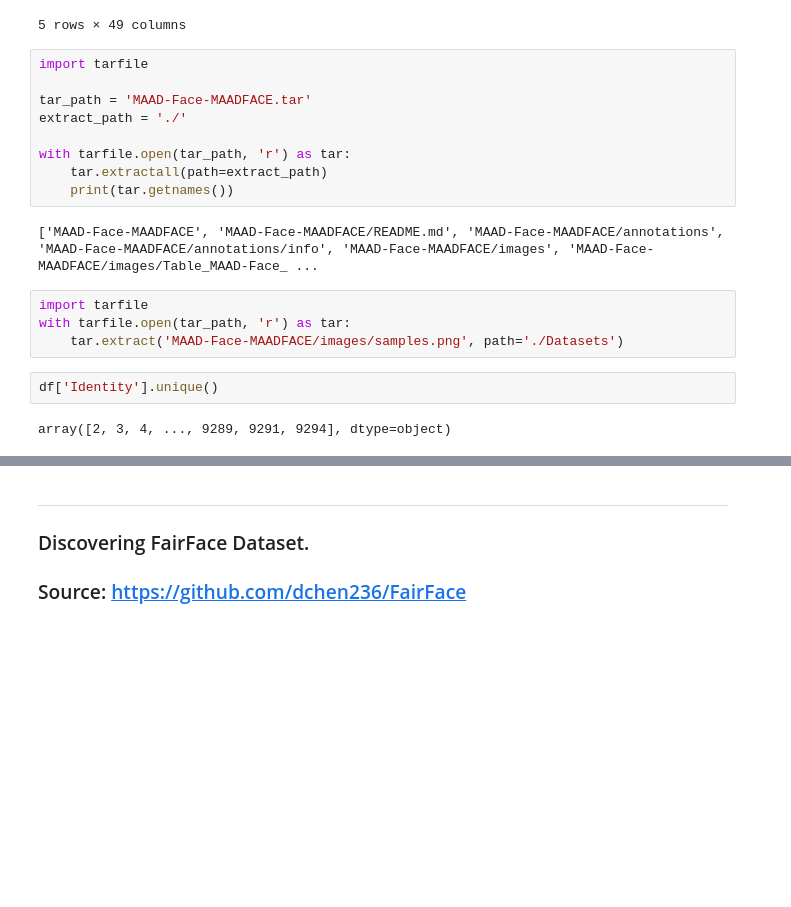
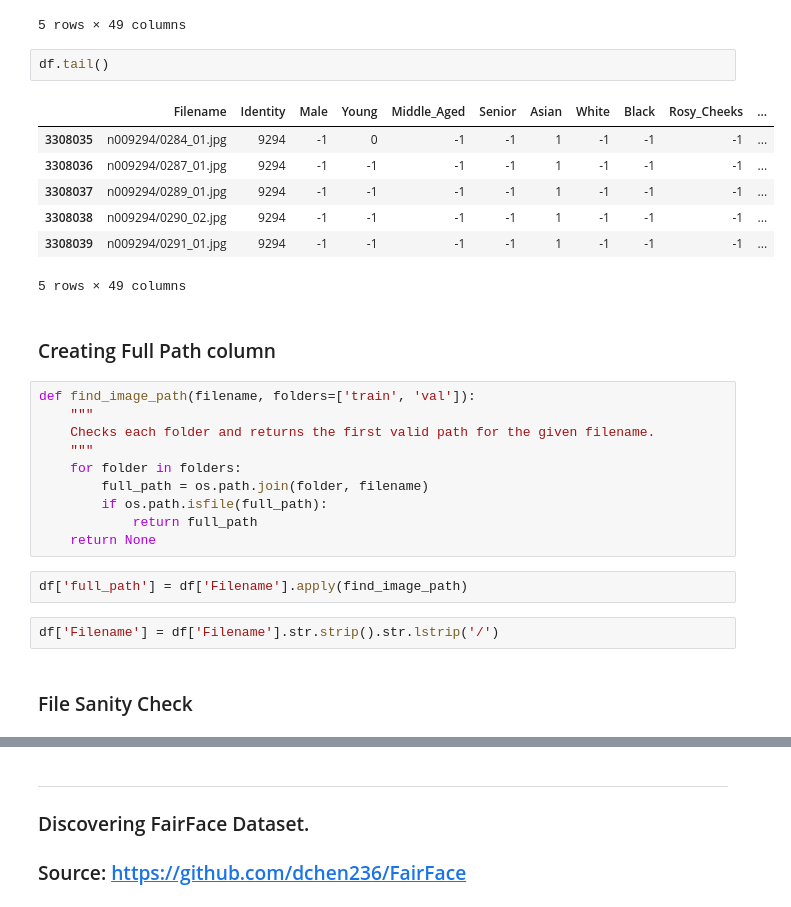
Before and after one commit to malkhawaldeh/Smart-Surveillance-System, a Jupyter notebook: final_project.ipynb, the cells around one changed output, grey strips where cells are left out. Saved outputs shown, nothing was run; the diff lists cells and outputs as text; blank space fills up the shorter version.

Commit message:
Updated notebook with MAAD

```diff
--- a/final_project.ipynb
+++ b/final_project.ipynb
@@ -482,22 +477,31 @@ df.head()
 | 3 | n000002/0004_01.jpg | 2 | -1 | 1 | -1 | -1 | -1 | 1 | -1 | 0 | ... |
 | 4 | n000002/0005_01.jpg | 2 | -1 | 1 | -1 | -1 | -1 | 1 | -1 | 0 | ... |
 5 rows × 49 columns
-# %%
-import tarfile
-
-tar_path = 'MAAD-Face-MAADFACE.tar'
-extract_path = './'
-
-with tarfile.open(tar_path, 'r') as tar:
-    tar.extractall(path=extract_path)
-    print(tar.getnames())
-# %% [output]
-['MAAD-Face-MAADFACE', 'MAAD-Face-MAADFACE/README.md', 'MAAD-Face-MAADFACE/annotations', 'MAAD-Face-MAADFACE/annotations/info', 'MAAD-Face-MAADFACE/images', 'MAAD-Face-MAADFACE/images/Table_MAAD-Face_ ...
-# %%
-import tarfile
-with tarfile.open(tar_path, 'r') as tar:
-    tar.extract('MAAD-Face-MAADFACE/images/samples.png', path='./Datasets')
 # %%
-df['Identity'].unique()
+df.tail()
 # %% [output]
+|  | Filename | Identity | Male | Young | Middle_Aged | Senior | Asian | White | Black | Rosy_Cheeks | ... |
+| 3308035 | n009294/0284_01.jpg | 9294 | -1 | 0 | -1 | -1 | 1 | -1 | -1 | -1 | ... |
+| 3308036 | n009294/0287_01.jpg | 9294 | -1 | -1 | -1 | -1 | 1 | -1 | -1 | -1 | ... |
+| 3308037 | n009294/0289_01.jpg | 9294 | -1 | -1 | -1 | -1 | 1 | -1 | -1 | -1 | ... |
+| 3308038 | n009294/0290_02.jpg | 9294 | -1 | -1 | -1 | -1 | 1 | -1 | -1 | -1 | ... |
+| 3308039 | n009294/0291_01.jpg | 9294 | -1 | -1 | -1 | -1 | 1 | -1 | -1 | -1 | ... |
-array([2, 3, 4, ..., 9289, 9291, 9294], dtype=object)
+5 rows × 49 columns
+# %% [markdown]
+### Creating Full Path column
+# %%
+def find_image_path(filename, folders=['train', 'val']):
+    """
+    Checks each folder and returns the first valid path for the given filename.
+    """
+    for folder in folders:
+        full_path = os.path.join(folder, filename)
+        if os.path.isfile(full_path):
+            return full_path
+    return None
+# %%
+df['full_path'] = df['Filename'].apply(find_image_path)
+# %%
+df['Filename'] = df['Filename'].str.strip().str.lstrip('/')
+# %% [markdown]
+### File Sanity Check
```
Also changed, not shown: parts of 17 cells of this notebook.
